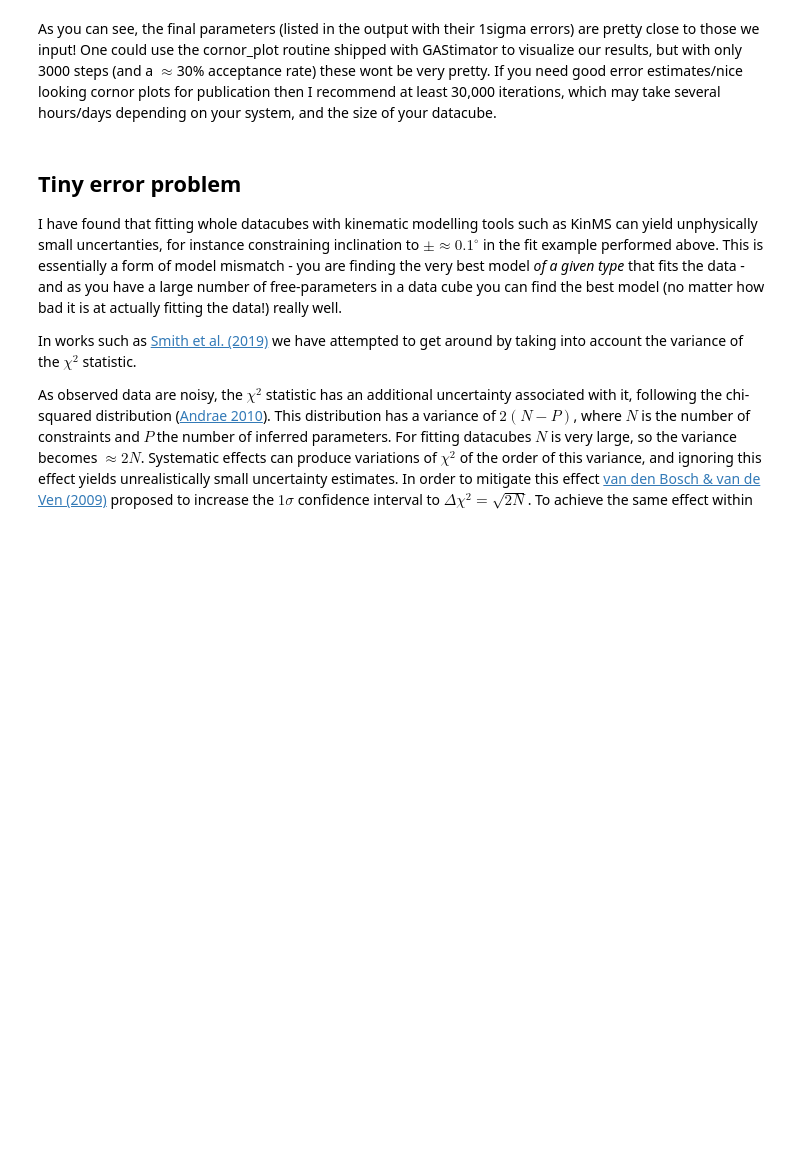
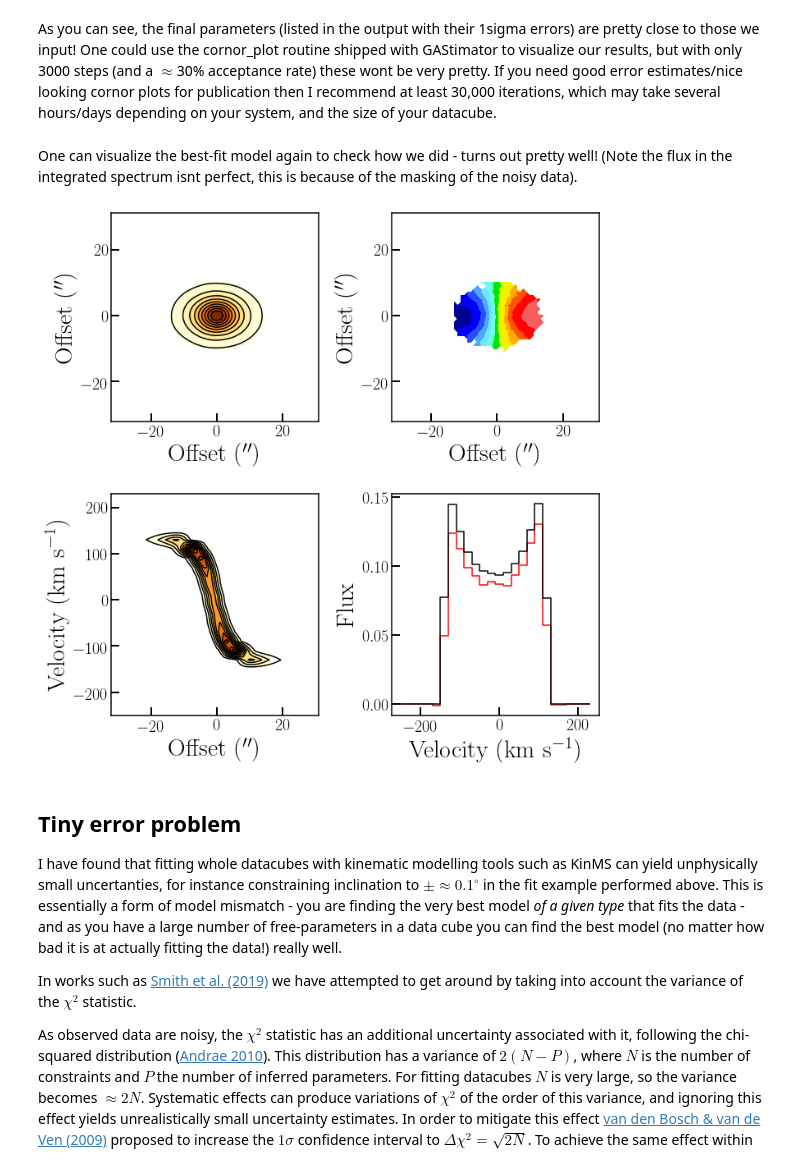
Before and after one commit to TimothyADavis/KinMSpy, a Jupyter notebook: kinms/docs/KinMSpy_tutorial.ipynb, the cells around one changed output. Drawn from its saved outputs; the diff is of its cells as text; code cells hidden in the pictures; blank space fills up the shorter version.

```diff
--- a/kinms/docs/KinMSpy_tutorial.ipynb
+++ b/kinms/docs/KinMSpy_tutorial.ipynb
@@ -159,5 +182,14 @@ Best fit:
 # %% [markdown]
 As you can see, the final parameters (listed in the output with their 1sigma errors) are pretty close to those we input! One could use the cornor_plot routine shipped with GAStimator to visualize our results, but with only 3000 steps (and a $\approx$30% acceptance rate) these wont be very pretty. If you need good error estimates/nice looking cornor plots for publication then I recommend at least 30,000 iterations, which may take several hours/days depending on your system, and the size of your datacube.
+# %% [markdown]
+One can visualize the best-fit model again to check how we did - turns out pretty well! (Note the flux in the integrated spectrum isnt perfect, this is because of the masking of the noisy data).
+# %%
+bestmodel=make_model(np.median(outputvalue,1),obspars,rad) # make a model from your guesses
+
+KinMS_plotter(fdata, obspars['xsize'], obspars['ysize'], obspars['vsize'], obspars['cellsize'],\
+              obspars['dv'], obspars['beamsize'], posang=guesses[1],overcube=bestmodel,rms=error).makeplots()
+# %% [output]
+[figure, added]
 # %% [markdown]
 ## Tiny error problem
 
```
Also changed, not shown: parts of 9 cells of this notebook, 2 other files.
